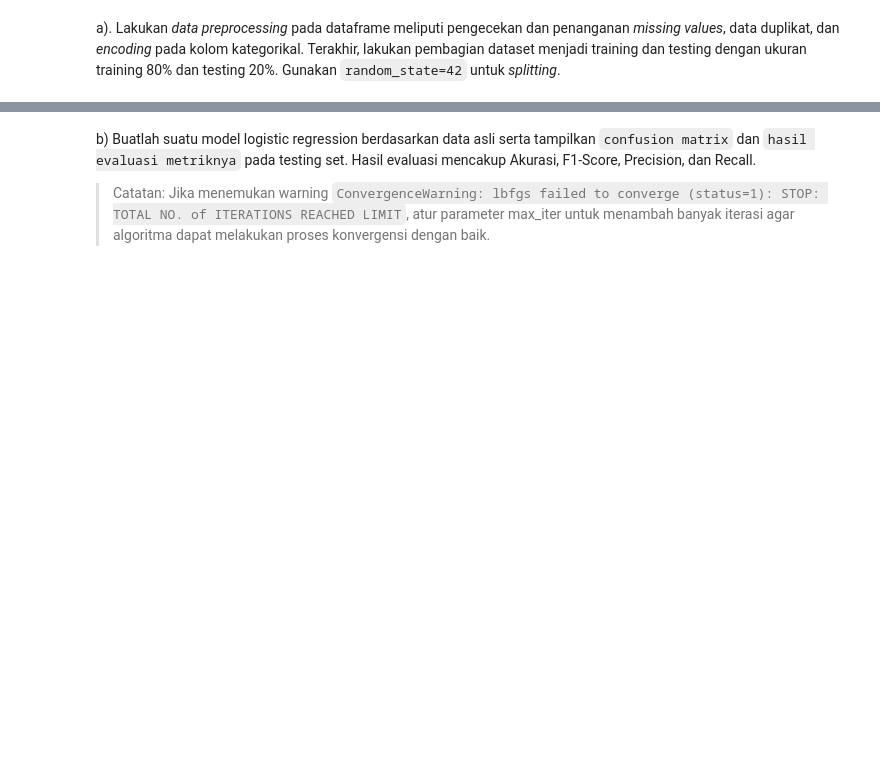
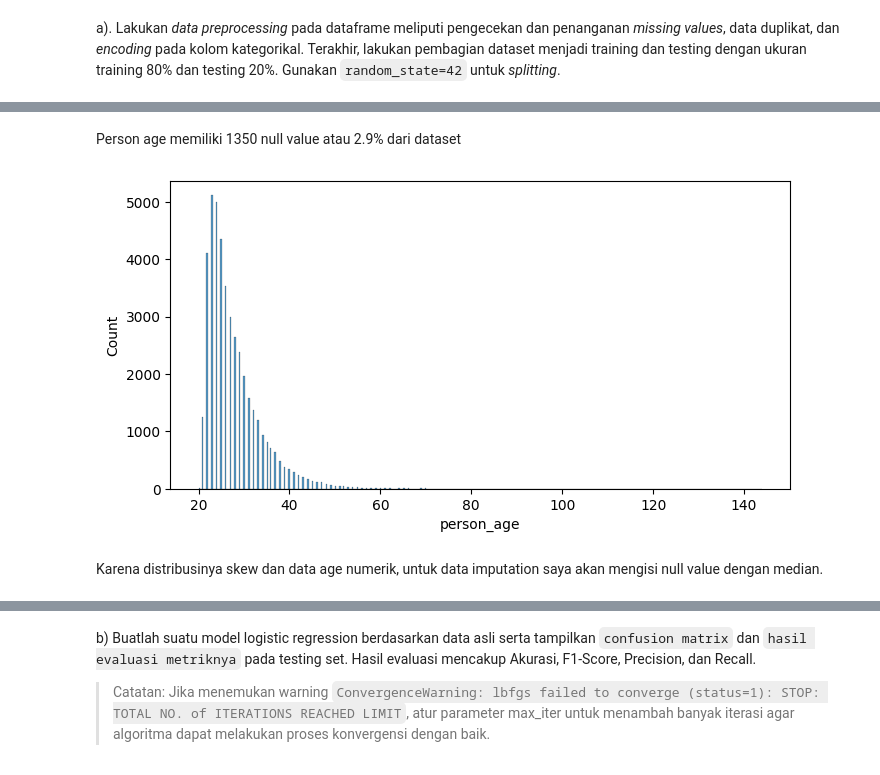
Before and after one commit to mhmdhaekal/lab-6-kasdad, a Jupyter notebook: C_Lab6_2206817490_MuhammadHaekalKalipaksi.ipynb, the cells around one changed output, grey strips where cells are left out. Saved outputs shown, nothing was run; the diff lists cells and outputs as text; code cells hidden in the pictures; blank space fills up the shorter version.

```diff
--- a/C_Lab6_2206817490_MuhammadHaekalKalipaksi.ipynb
+++ b/C_Lab6_2206817490_MuhammadHaekalKalipaksi.ipynb
@@ -663,7 +758,7 @@ Dataset yang digunakan pada bagian ini adalah data terkait *loan approval*. Mode
 
 Sumber data dan penjelasan : https://www.kaggle.com/datasets/taweilo/loan-approval-classification-data
 # %%
-df_loan = pd.read_csv('/content/loan_data_v2.csv')
+df_loan = pd.read_csv('content/loan_data_v2.csv')
 df_loan.head()
 # %% [output]
 |  | person_age | person_income | person_emp_exp | loan_amnt | loan_int_rate | loan_percent_income | ... |
@@ -697,0 +839,10 @@ a). Lakukan *data preprocessing* pada dataframe meliputi pengecekan dan penangan
+# %% [markdown]
+Person age memiliki 1350 null value atau 2.9% dari dataset
+# %%
+plt.figure(figsize=(8,4))
+sns.histplot(df_loan["person_age"])
+plt.show()
+# %% [output]
+[figure, added]
+# %% [markdown]
+Karena distribusinya skew dan data age numerik, untuk data imputation saya akan mengisi null value dengan median.
```
Also changed, not shown: parts of 31 cells of this notebook.
